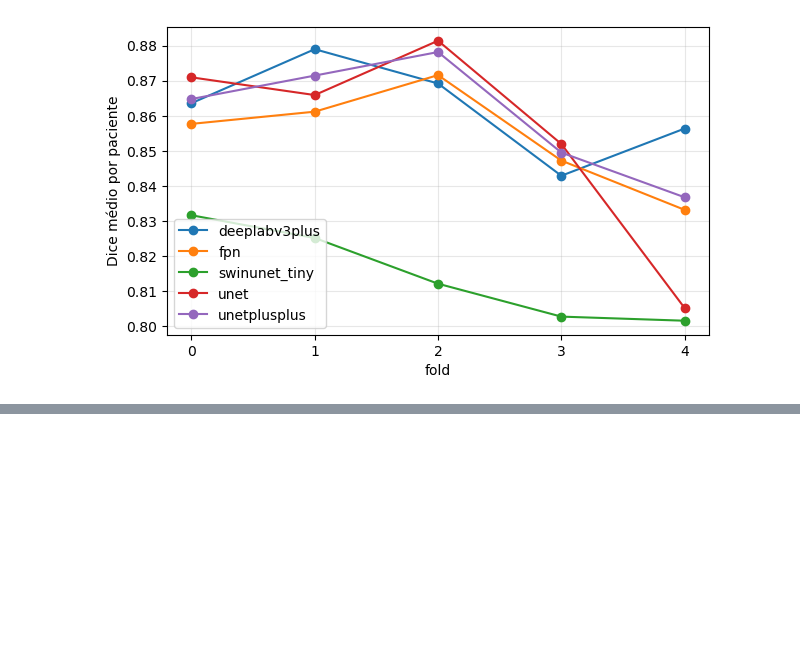
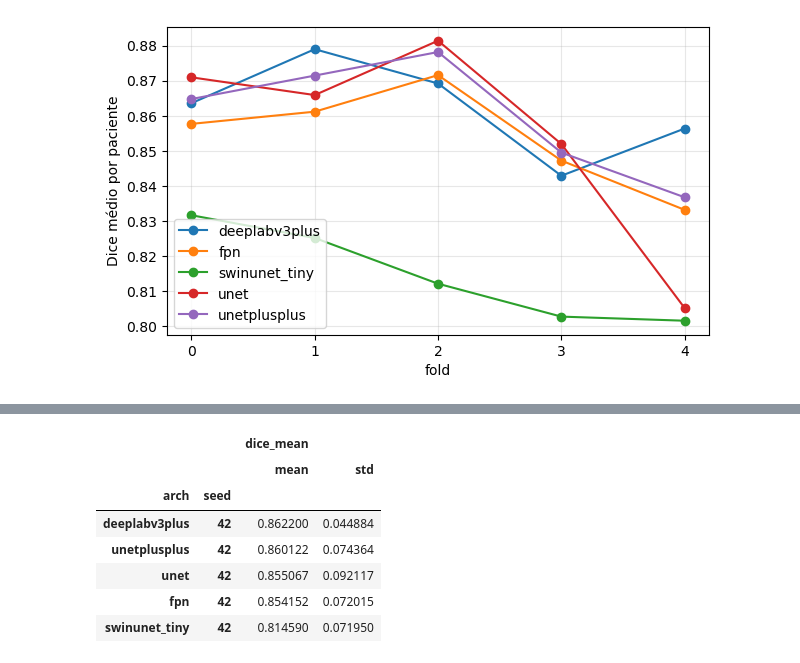
Before and after one commit to caioseda/vfss-seg-benchmark, a Jupyter notebook: notebooks/artigo/e1_arquiteturas/e1_02_cv.ipynb, the cells around one changed output, grey strips where cells are left out. Cells and saved outputs as stored; diff of their text form; code cells hidden in the pictures; blank space fills up the shorter version.

```diff
--- a/notebooks/artigo/e1_arquiteturas/e1_02_cv.ipynb
+++ b/notebooks/artigo/e1_arquiteturas/e1_02_cv.ipynb
@@ -252,0 +323,25 @@ ModuleNotFoundError: No module named 'src'
+# %%
+results_per_paciente = (
+    results.groupby(["arch", "seed", "paciente_id"], as_index=False).agg(
+        dice_mean=("dice", "mean"),
+        dice_std=("dice", "std")
+        ).round(4).sort_values(by=["arch", "paciente_id"]))
+
+arch_paciente_mean_dice = (
+    results_per_paciente
+    .groupby(['arch', 'seed'])
+    .agg({"dice_mean": ["mean", "std"]})
+    .sort_values(by=("dice_mean", "mean"), ascending=False)
+)
+
+# display(results_per_paciente)
+arch_paciente_mean_dice
+# %% [output]
+|  |  | dice_mean |  |
+|  |  | mean | std |
+| arch | seed |  |  |
+| deeplabv3plus | 42 | 0.862200 | 0.044884 |
+| unetplusplus | 42 | 0.860122 | 0.074364 |
+| unet | 42 | 0.855067 | 0.092117 |
+| fpn | 42 | 0.854152 | 0.072015 |
+| swinunet_tiny | 42 | 0.814590 | 0.071950 |
```
Also changed, not shown: parts of 5 cells of this notebook, 1 other file.
